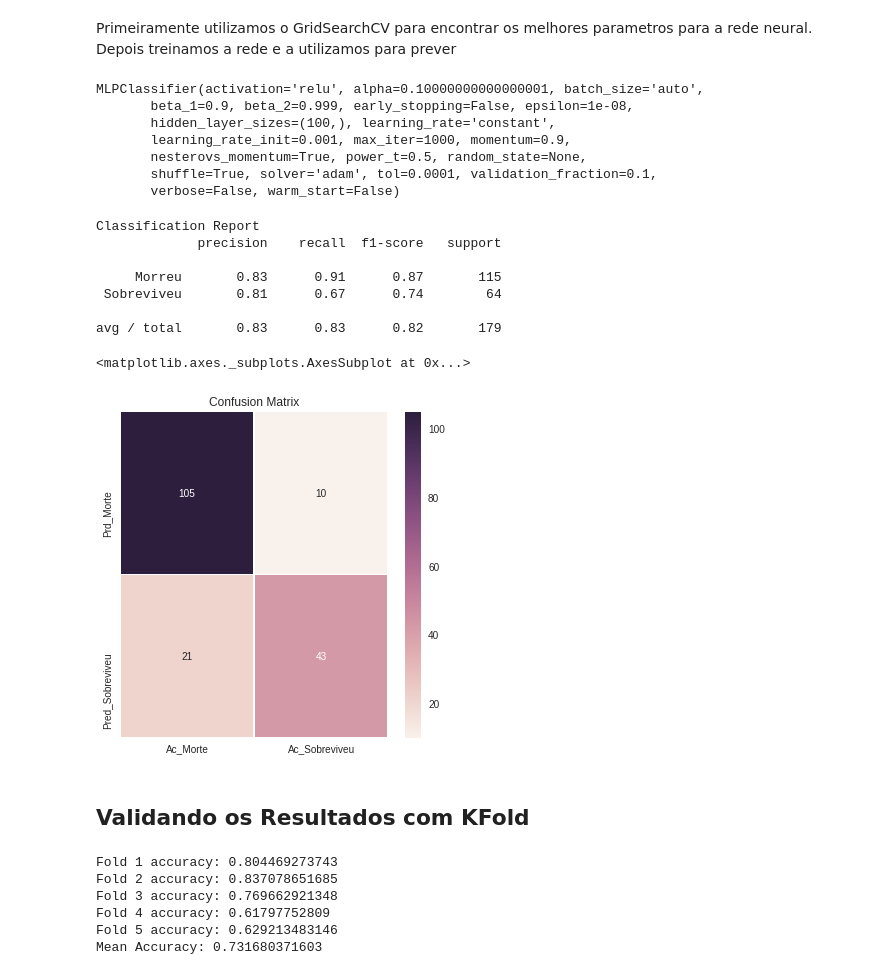
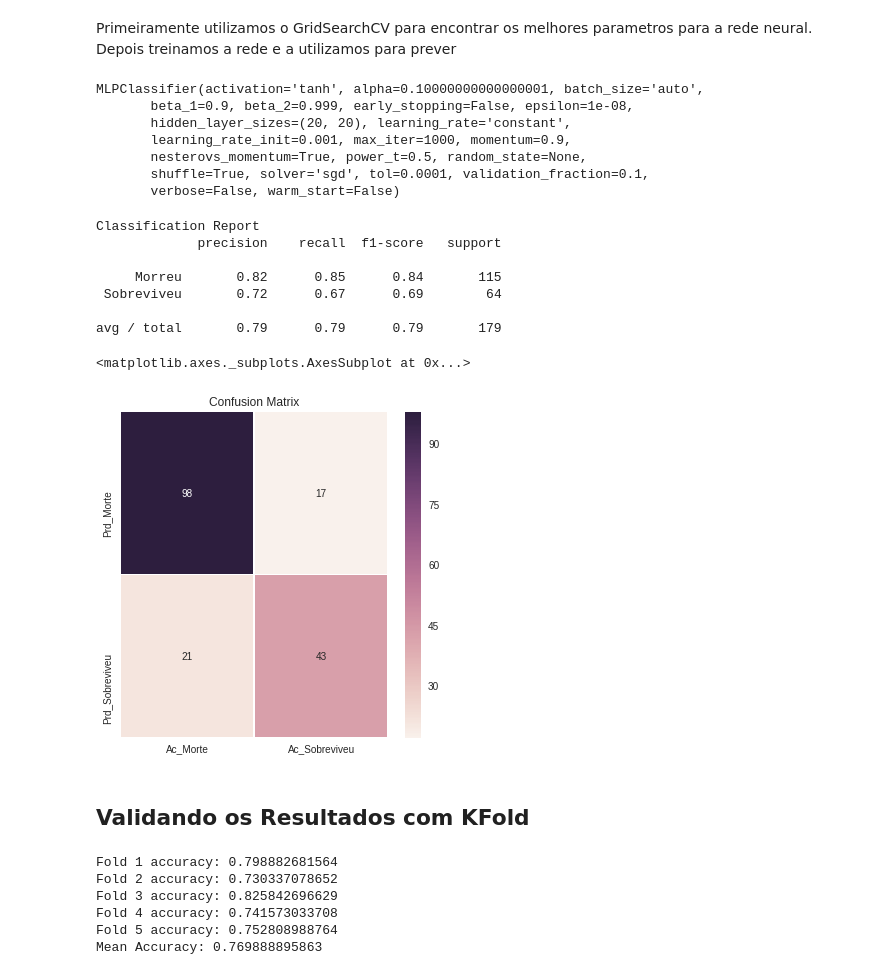
Before and after one commit to gnegrini/Titanic-com-Redes-Neurais, a Jupyter notebook: ANN_Titanic.ipynb, the cells around one changed output. Cells and saved outputs as stored; diff of their text form; code cells hidden in the pictures.

```diff
--- a/ANN_Titanic.ipynb
+++ b/ANN_Titanic.ipynb
@@ -221,5 +212,3 @@ sns.countplot(x="Sex", data=data)
-# %%
-data.Sex.fillna('male', inplace=True)
 # %% [markdown]
 ### Eliminando Features
 
@@ -372,13 +361,10 @@ from sklearn.model_selection import GridSearchCV
 from sklearn.metrics import make_scorer, accuracy_score
 
 # Choose the type of classifier.
-clf = MLPClassifier(max_iter=1000)
+clf = MLPClassifier(max_iter=1000, solver='sgd', hidden_layer_sizes=(20, 20), activation='tanh')
 
 # Choose some parameter combinations to try
-parameters = {'activation': ['identity', 'logistic', 'tanh', 'relu'],
-              'alpha': 10.0 ** -np.arange(1, 7)
-              ,'solver': ['lbfgs', 'sgd', 'adam']
-             }
+parameters = {'alpha': 10.0 ** -np.arange(1, 7)}
 
 # Type of scoring used to compare parameter combinations
 acc_scorer = make_scorer(accuracy_score)
@@ -393,37 +379,37 @@ clf = grid_obj.best_estimator_
 # Fit the best algorithm to the data.
 clf.fit(X_train, y_train)
 # %% [output]
-MLPClassifier(activation='relu', alpha=0.10000000000000001, batch_size='auto',
+MLPClassifier(activation='tanh', alpha=0.10000000000000001, batch_size='auto',
        beta_1=0.9, beta_2=0.999, early_stopping=False, epsilon=1e-08,
-       hidden_layer_sizes=(100,), learning_rate='constant',
+       hidden_layer_sizes=(20, 20), learning_rate='constant',
        learning_rate_init=0.001, max_iter=1000, momentum=0.9,
        nesterovs_momentum=True, power_t=0.5, random_state=None,
-       shuffle=True, solver='adam', tol=0.0001, validation_fraction=0.1,
+       shuffle=True, solver='sgd', tol=0.0001, validation_fraction=0.1,
        verbose=False, warm_start=False)
 # %%
 predictions = clf.predict(X_test)
 
 from sklearn.metrics import classification_report,confusion_matrix
 
 print ('Classification Report')
 print(classification_report(y_test,predictions, target_names=['Morreu', 'Sobreviveu']))
 
 mat = confusion_matrix(y_test,predictions)
 
 f,ax = plt.subplots(figsize=(6, 6))
 plt.title('Confusion Matrix'.decode('utf-8'))
 sns.heatmap(mat, annot=True, linewidths=.5, fmt= 'd',ax=ax,
-            xticklabels=['Ac_Morte', 'Ac_Sobreviveu'], yticklabels=['Prd_Morte', 'Pred_Sobreviveu'])
+            xticklabels=['Ac_Morte', 'Ac_Sobreviveu'], yticklabels=['Prd_Morte', 'Prd_Sobreviveu'])
 # %% [output]
 Classification Report
              precision    recall  f1-score   support
 
-     Morreu       0.83      0.91      0.87       115
- Sobreviveu       0.81      0.67      0.74        64
+     Morreu       0.82      0.85      0.84       115
+ Sobreviveu       0.72      0.67      0.69        64
 
-avg / total       0.83      0.83      0.82       179
+avg / total       0.79      0.79      0.79       179
 <matplotlib.axes._subplots.AxesSubplot at 0x...>
-[figure, old version]
+[figure, new version]
 # %% [markdown]
 ## Validando os Resultados com KFold
 # %%
@@ -448,9 +434,9 @@ def run_kfold(clf):
 
 run_kfold(clf)
 # %% [output]
-Fold 1 accuracy: 0.804469273743
-Fold 2 accuracy: 0.837078651685
-Fold 3 accuracy: 0.769662921348
-Fold 4 accuracy: 0.61797752809
-Fold 5 accuracy: 0.629213483146
-Mean Accuracy: 0.731680371603
+Fold 1 accuracy: 0.798882681564
+Fold 2 accuracy: 0.730337078652
+Fold 3 accuracy: 0.825842696629
+Fold 4 accuracy: 0.741573033708
+Fold 5 accuracy: 0.752808988764
+Mean Accuracy: 0.769888895863
```
Also changed, not shown: parts of 7 cells of this notebook.
